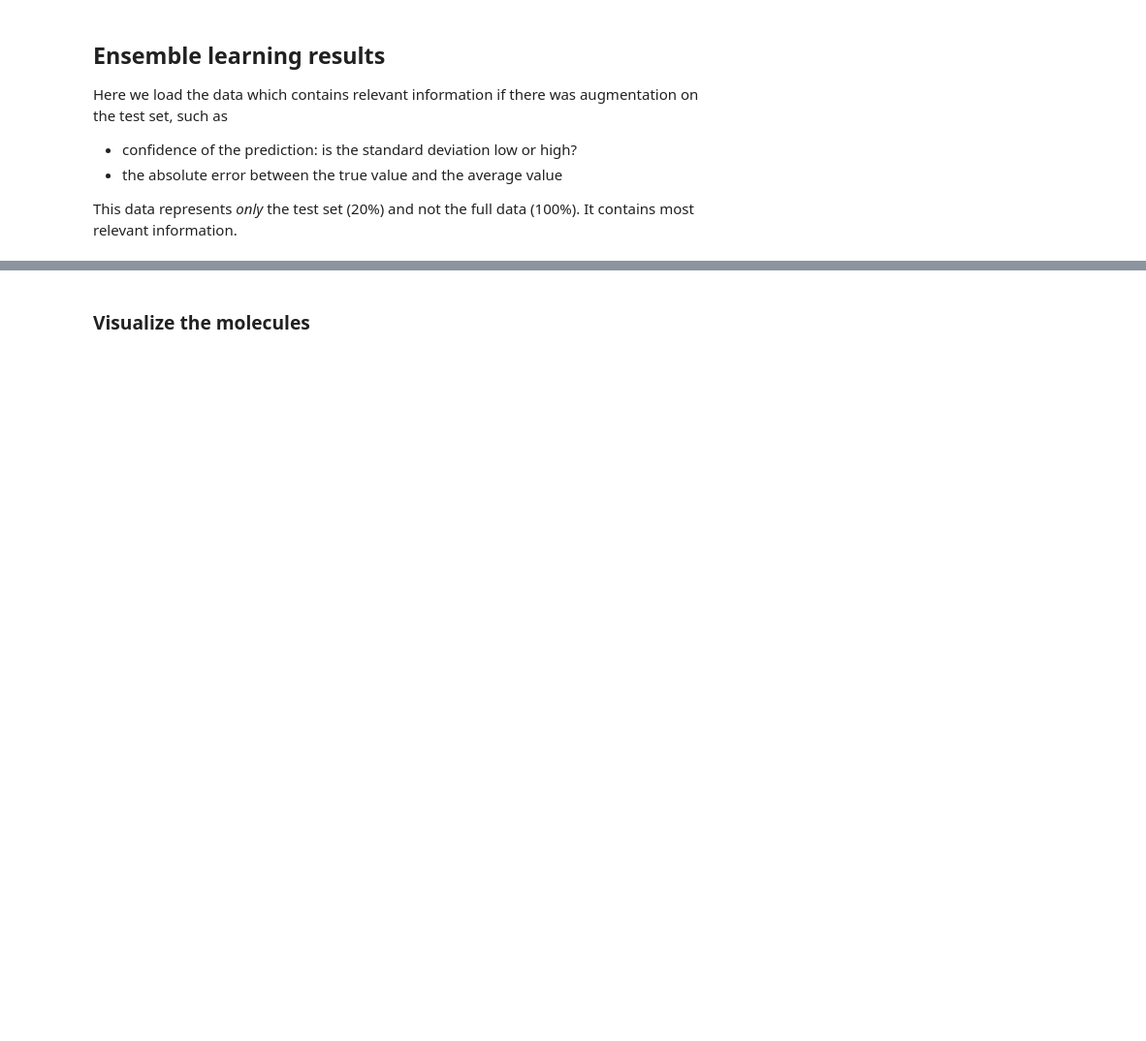
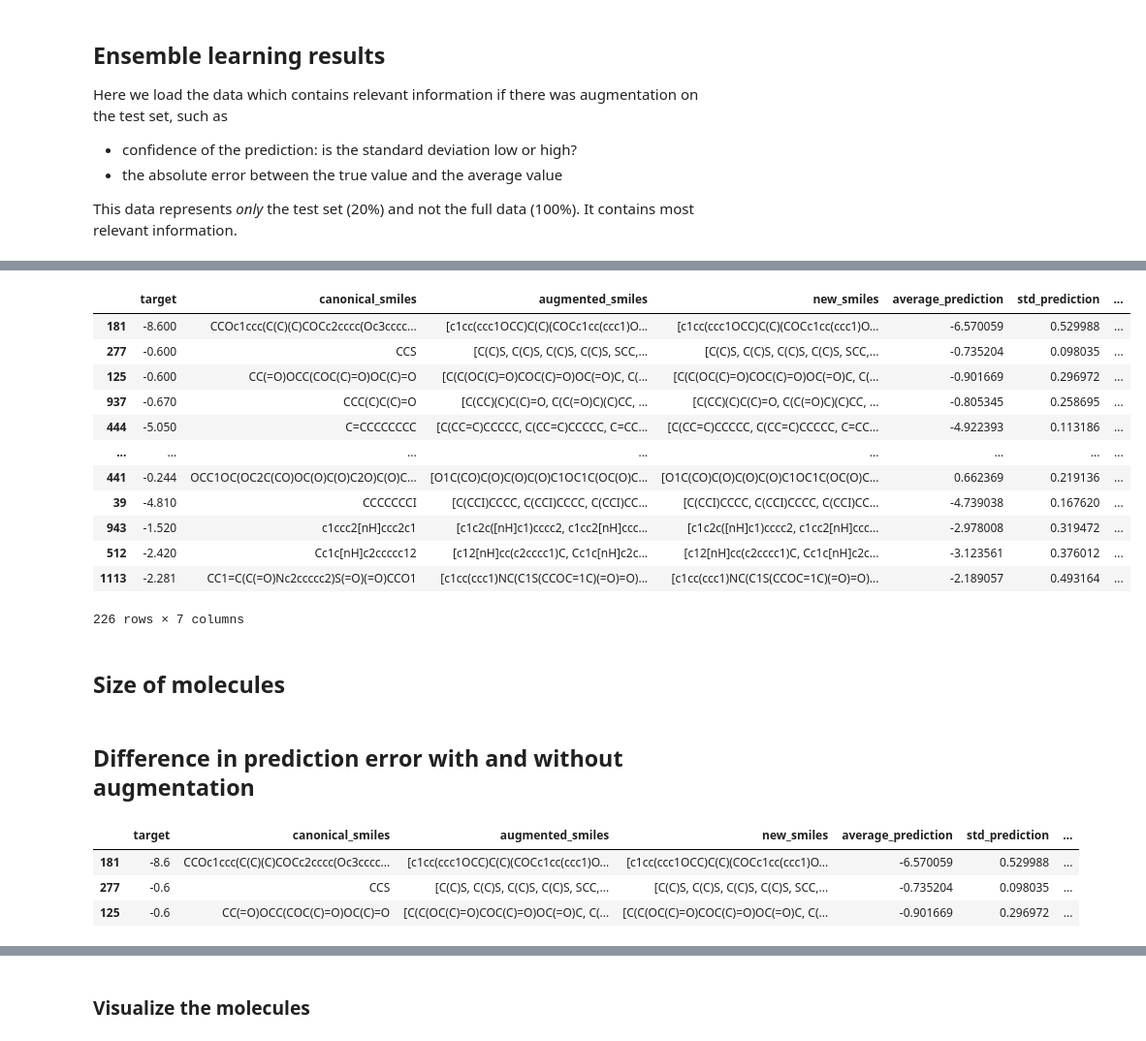
Before and after one commit to volkamerlab/maxsmi, a Jupyter notebook: maxsmi/results_ensemble_learning.ipynb, the cells around one changed output, grey strips where cells are left out. Shown: that part at 97% size. Cells and saved outputs as stored; diff of their text form; code cells hidden in the pictures; blank space fills up the shorter version.

```diff
--- a/maxsmi/results_ensemble_learning.ipynb
+++ b/maxsmi/results_ensemble_learning.ipynb
@@ -173,6 +67,0 @@ def len_canonical_smiles(smiles):
-# %%
-test_data["nb_unique_smiles"] = test_data["augmented_smiles"].apply(
-    check_uniqueness)
-# %%
-test_data["length_canonical_smile"] = test_data["canonical_smiles"].apply(
-    len_canonical_smiles)
@@ -214,0 +90,19 @@ Maximum: 2.82            associated index: 544
+# %%
+data = pd.concat([test_data, test_data_no_aug["prediction"]], axis=1)
+data
+# %% [output]
+|  | target | canonical_smiles | augmented_smiles | new_smiles | average_prediction | std_prediction | ... |
+| 181 | -8.600 | CCOc1ccc(C(C)(C)COCc2cccc(Oc3cccc... | [c1cc(ccc1OCC)C(C)(COCc1cc(ccc1)O... | [c1cc(ccc1OCC)C(C)(COCc1cc(ccc1)O... | -6.570059 | 0.529988 | ... |
+| 277 | -0.600 | CCS | [C(C)S, C(C)S, C(C)S, C(C)S, SCC,... | [C(C)S, C(C)S, C(C)S, C(C)S, SCC,... | -0.735204 | 0.098035 | ... |
+| 125 | -0.600 | CC(=O)OCC(COC(C)=O)OC(C)=O | [C(C(OC(C)=O)COC(C)=O)OC(=O)C, C(... | [C(C(OC(C)=O)COC(C)=O)OC(=O)C, C(... | -0.901669 | 0.296972 | ... |
+| 937 | -0.670 | CCC(C)C(C)=O | [C(CC)(C)C(C)=O, C(C(=O)C)(C)CC, ... | [C(CC)(C)C(C)=O, C(C(=O)C)(C)CC, ... | -0.805345 | 0.258695 | ... |
+| 444 | -5.050 | C=CCCCCCCC | [C(CC=C)CCCCC, C(CC=C)CCCCC, C=CC... | [C(CC=C)CCCCC, C(CC=C)CCCCC, C=CC... | -4.922393 | 0.113186 | ... |
+| ... | ... | ... | ... | ... | ... | ... | ... |
+| 441 | -0.244 | OCC1OC(OC2C(CO)OC(O)C(O)C2O)C(O)C... | [O1C(CO)C(O)C(O)C(O)C1OC1C(OC(O)C... | [O1C(CO)C(O)C(O)C(O)C1OC1C(OC(O)C... | 0.662369 | 0.219136 | ... |
+| 39 | -4.810 | CCCCCCCI | [C(CCI)CCCC, C(CCI)CCCC, C(CCI)CC... | [C(CCI)CCCC, C(CCI)CCCC, C(CCI)CC... | -4.739038 | 0.167620 | ... |
+| 943 | -1.520 | c1ccc2[nH]ccc2c1 | [c1c2c([nH]c1)cccc2, c1cc2[nH]ccc... | [c1c2c([nH]c1)cccc2, c1cc2[nH]ccc... | -2.978008 | 0.319472 | ... |
+| 512 | -2.420 | Cc1c[nH]c2ccccc12 | [c12[nH]cc(c2cccc1)C, Cc1c[nH]c2c... | [c12[nH]cc(c2cccc1)C, Cc1c[nH]c2c... | -3.123561 | 0.376012 | ... |
+| 1113 | -2.281 | CC1=C(C(=O)Nc2ccccc2)S(=O)(=O)CCO1 | [c1cc(ccc1)NC(C1S(CCOC=1C)(=O)=O)... | [c1cc(ccc1)NC(C1S(CCOC=1C)(=O)=O)... | -2.189057 | 0.493164 | ... |
+226 rows × 7 columns
+# %% [markdown]
+## Size of molecules
@@ -214,0 +112,2 @@ Maximum: 2.82            associated index: 544
+# %% [markdown]
+## Difference in prediction error with and without augmentation
@@ -214,0 +128,7 @@ Maximum: 2.82            associated index: 544
+# %%
+data.head(3)
+# %% [output]
+|  | target | canonical_smiles | augmented_smiles | new_smiles | average_prediction | std_prediction | ... |
+| 181 | -8.6 | CCOc1ccc(C(C)(C)COCc2cccc(Oc3cccc... | [c1cc(ccc1OCC)C(C)(COCc1cc(ccc1)O... | [c1cc(ccc1OCC)C(C)(COCc1cc(ccc1)O... | -6.570059 | 0.529988 | ... |
+| 277 | -0.6 | CCS | [C(C)S, C(C)S, C(C)S, C(C)S, SCC,... | [C(C)S, C(C)S, C(C)S, C(C)S, SCC,... | -0.735204 | 0.098035 | ... |
+| 125 | -0.6 | CC(=O)OCC(COC(C)=O)OC(C)=O | [C(C(OC(C)=O)COC(C)=O)OC(=O)C, C(... | [C(C(OC(C)=O)COC(C)=O)OC(=O)C, C(... | -0.901669 | 0.296972 | ... |
```
Also changed, not shown: parts of 43 cells of this notebook.
